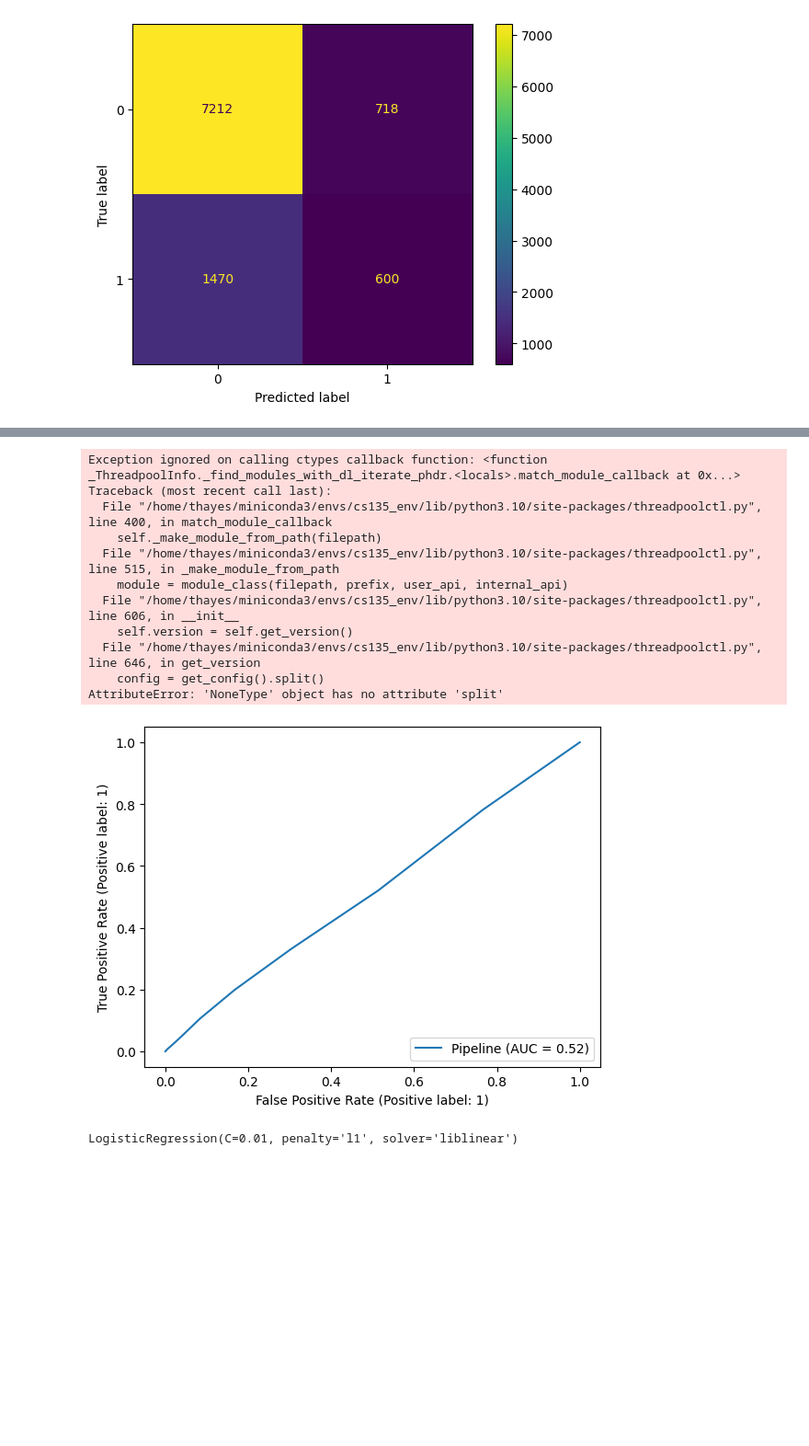
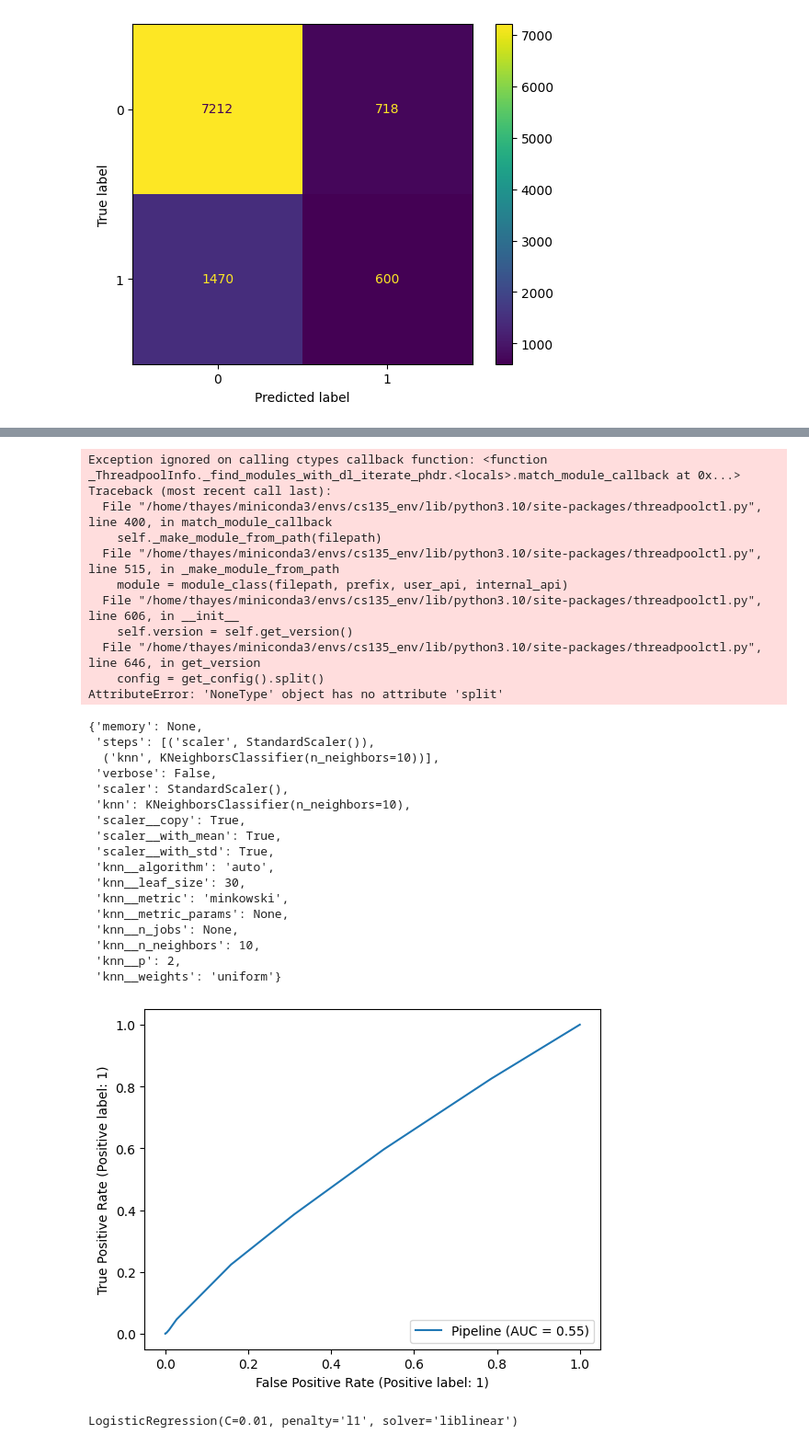
Before and after one commit to turnerhayes/cs-135-projB, a Jupyter notebook: projB_part2.ipynb, the cells around one changed output, grey strips where cells are left out. Shown: that part at 92% size. Cells and saved outputs as stored; diff of their text form; code cells hidden in the pictures; blank space fills up the shorter version.

Commit message:
add KNN parameters

```diff
--- a/projB_part2.ipynb
+++ b/projB_part2.ipynb
@@ -219,23 +219,29 @@ from sklearn.neighbors import KNeighborsClassifier
 from sklearn.preprocessing import StandardScaler
 from sklearn.pipeline import make_pipeline, Pipeline
 
-knn = KNeighborsClassifier()
+# knn = KNeighborsClassifier()
 
-pipeline = Pipeline(steps=(
-    ('scaler', StandardScaler()),
-    ('knn', knn),
-))
+# pipeline = Pipeline(steps=(
+#     ('scaler', StandardScaler()),
+#     ('knn', knn),
+# ))
 
 
-param_grid = {
-    "knn__n_neighbors": [3, 5, 10],
-}
+# param_grid = {
+#     "knn__n_neighbors": [3, 5, 10],
+# }
 
-knn_gs = GridSearchCV(
-    estimator=pipeline,
-    param_grid=param_grid,
-    refit=True,
-    return_train_score=True
+# knn_gs = GridSearchCV(
+#     estimator=pipeline,
+#     param_grid=param_grid,
+#     refit=True,
+#     return_train_score=True
+# )
+
+# knn_gs.fit(features_train, ratings_train)
+
+knn = KNeighborsClassifier(
+    leaf_size= 30,
+    metric= 'minkowski',
+    n_neighbors= 10,
 )
-
-knn_gs.fit(features_train, ratings_train)
@@ -264,21 +248,39 @@ GridSearchCV(estimator=Pipeline(steps=(('scaler', StandardScaler()),
 # %%
 from sklearn.metrics import RocCurveDisplay
 
 
 roc_disp = RocCurveDisplay.from_estimator(knn_gs.best_estimator_, features_test, ratings_test)
+knn_gs.best_estimator_.get_params()
 # %% [output]
 Exception ignored on calling ctypes callback function: <function _ThreadpoolInfo._find_modules_with_dl_iterate_phdr.<locals>.match_module_callback at 0x...>
 Traceback (most recent call last):
   File "/home/thayes/miniconda3/envs/cs135_env/lib/python3.10/site-packages/threadpoolctl.py", line 400, in match_module_callback
     self._make_module_from_path(filepath)
   File "/home/thayes/miniconda3/envs/cs135_env/lib/python3.10/site-packages/threadpoolctl.py", line 515, in _make_module_from_path
     module = module_class(filepath, prefix, user_api, internal_api)
   File "/home/thayes/miniconda3/envs/cs135_env/lib/python3.10/site-packages/threadpoolctl.py", line 606, in __init__
     self.version = self.get_version()
   File "/home/thayes/miniconda3/envs/cs135_env/lib/python3.10/site-packages/threadpoolctl.py", line 646, in get_version
     config = get_config().split()
 AttributeError: 'NoneType' object has no attribute 'split'
+{'memory': None,
+ 'steps': [('scaler', StandardScaler()),
+  ('knn', KNeighborsClassifier(n_neighbors=10))],
+ 'verbose': False,
+ 'scaler': StandardScaler(),
+ 'knn': KNeighborsClassifier(n_neighbors=10),
+ 'scaler__copy': True,
+ 'scaler__with_mean': True,
+ 'scaler__with_std': True,
+ 'knn__algorithm': 'auto',
+ 'knn__leaf_size': 30,
+ 'knn__metric': 'minkowski',
+ 'knn__metric_params': None,
+ 'knn__n_jobs': None,
+ 'knn__n_neighbors': 10,
+ 'knn__p': 2,
+ 'knn__weights': 'uniform'}
-[figure, old version]
+[figure, new version]
 # %%
 from sklearn.linear_model import LogisticRegression
 lr_param_grid = {
```
Also changed, not shown: parts of 1 cell of this notebook.
